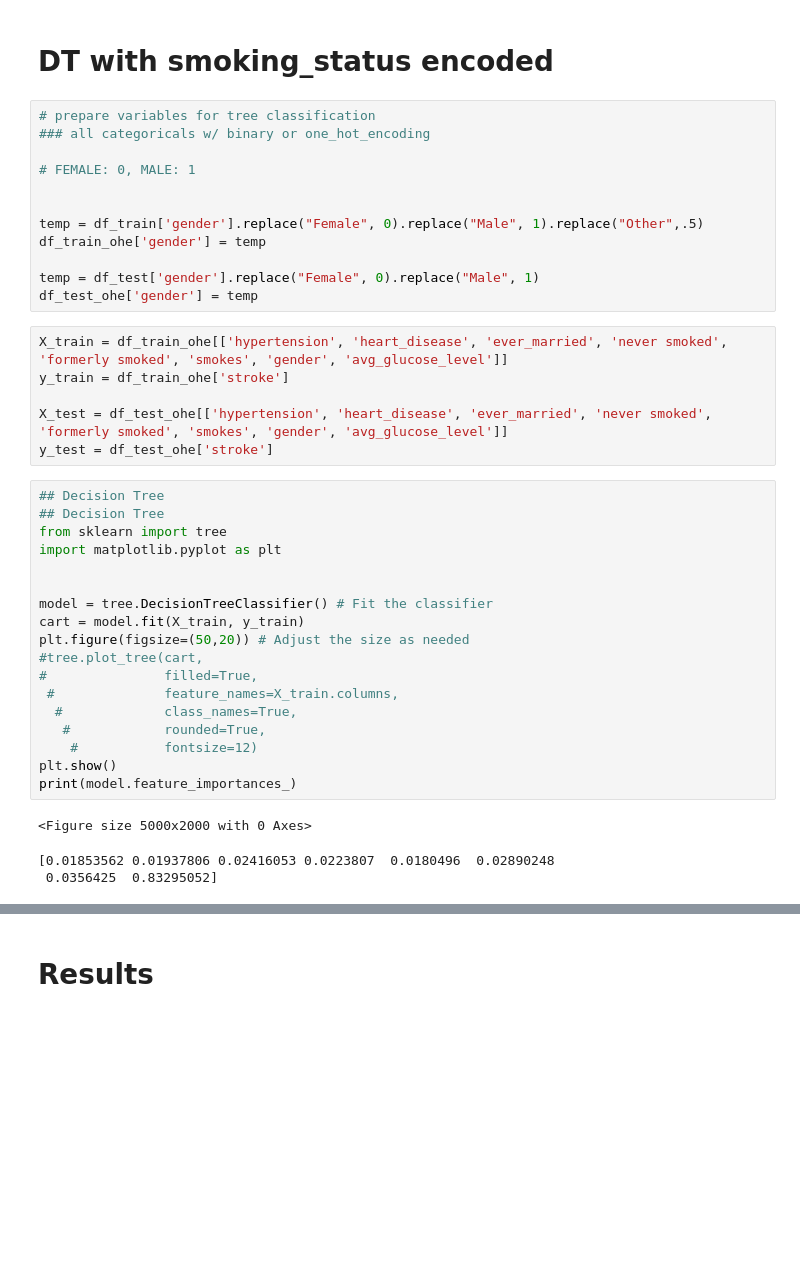
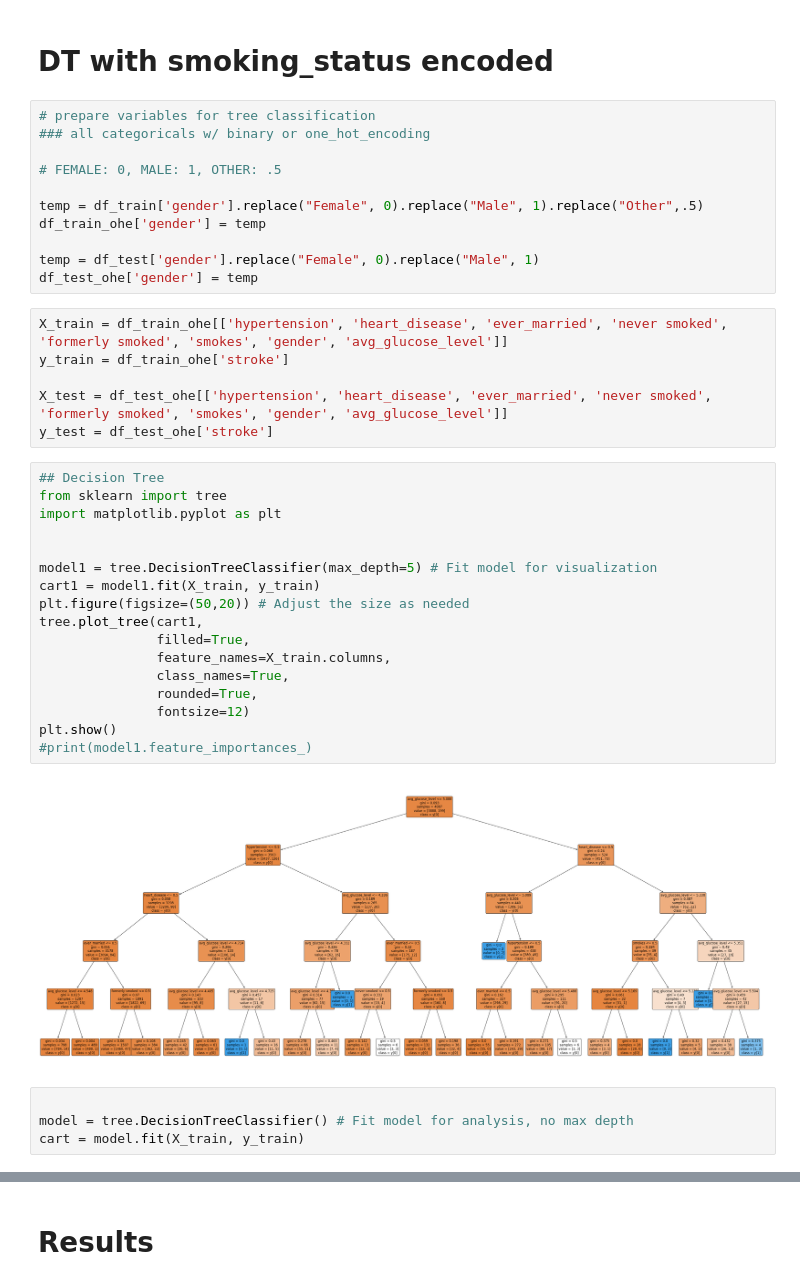
Before and after one commit to DS3001/group9, a Jupyter notebook: project_2/lab2.ipynb, the cells around one changed output, grey strips where cells are left out. Cells and saved outputs as stored; diff of their text form; blank space fills up the shorter version.

```diff
--- a/project_2/lab2.ipynb
+++ b/project_2/lab2.ipynb
@@ -207,8 +189,7 @@ array([39.2     , 17.6     , 35.9     , 50.1     , 54.6     , 35.      ,
 # prepare variables for tree classification
 ### all categoricals w/ binary or one_hot_encoding
 
-# FEMALE: 0, MALE: 1
-
+# FEMALE: 0, MALE: 1, OTHER: .5
 
 temp = df_train['gender'].replace("Female", 0).replace("Male", 1).replace("Other",.5)
 df_train_ohe['gender'] = temp
@@ -222,27 +203,28 @@ y_train = df_train_ohe['stroke']
 X_test = df_test_ohe[['hypertension', 'heart_disease', 'ever_married', 'never smoked', 'formerly smoked', 'smokes', 'gender', 'avg_glucose_level']]
 y_test = df_test_ohe['stroke']
 # %%
-## Decision Tree
 ## Decision Tree
 from sklearn import tree
 import matplotlib.pyplot as plt
 
 
-model = tree.DecisionTreeClassifier() # Fit the classifier
-cart = model.fit(X_train, y_train)
+model1 = tree.DecisionTreeClassifier(max_depth=5) # Fit model for visualization
+cart1 = model1.fit(X_train, y_train)
 plt.figure(figsize=(50,20)) # Adjust the size as needed
-#tree.plot_tree(cart,
-#               filled=True,
- #              feature_names=X_train.columns,
-  #             class_names=True,
-   #            rounded=True,
-    #           fontsize=12)
+tree.plot_tree(cart1,
+               filled=True,
+               feature_names=X_train.columns,
+               class_names=True,
+               rounded=True,
+               fontsize=12)
 plt.show()
-print(model.feature_importances_)
+#print(model1.feature_importances_)
 # %% [output]
-<Figure size 5000x2000 with 0 Axes>
-[0.01853562 0.01937806 0.02416053 0.0223807  0.0180496  0.02890248
- 0.0356425  0.83295052]
+[figure, added]
+# %%
+
+model = tree.DecisionTreeClassifier() # Fit model for analysis, no max depth
+cart = model.fit(X_train, y_train)
 # %%
 # Variable importance plot:
 dt_importances = pd.Series(cart.feature_importances_, index=X_train.columns )
```
Also changed, not shown: parts of 17 cells of this notebook.
